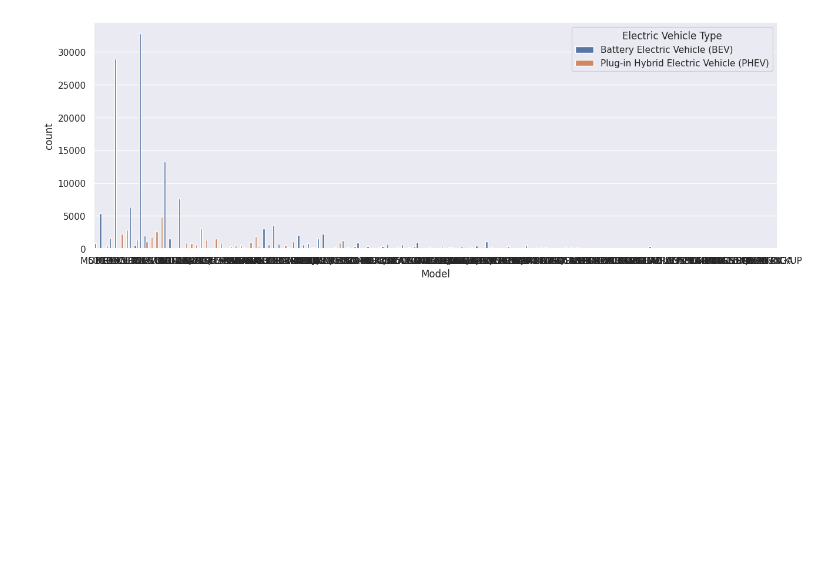
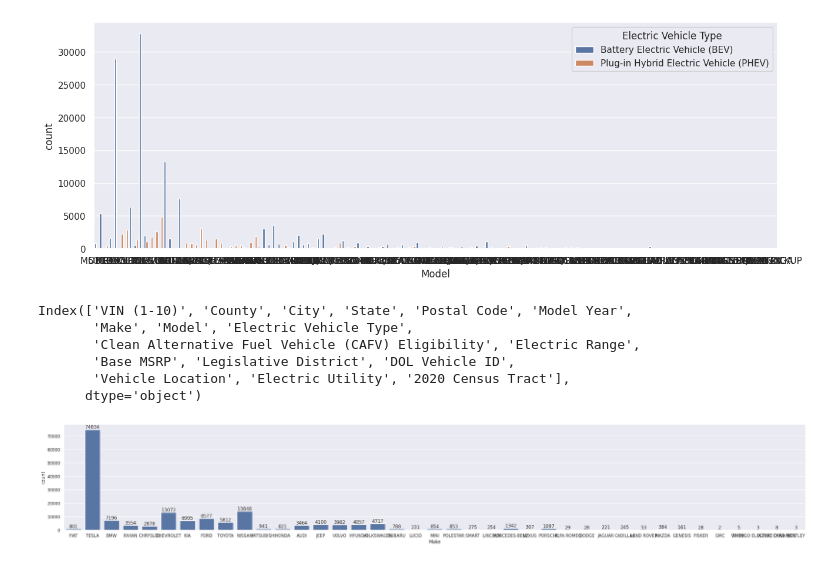
Before and after one commit to QuantamDev/Matplotlib, a Jupyter notebook: EV_Data_analysis.ipynb, the cells around one changed output. Drawn from its saved outputs; the diff is of its cells as text; code cells hidden in the pictures; blank space fills up the shorter version.

```diff
--- a/EV_Data_analysis.ipynb
+++ b/EV_Data_analysis.ipynb
@@ -6,7 +11,7 @@ import numpy as np
 import matplotlib.pyplot as plt
 import seaborn as sns
 # %%
-ev=pd.read_csv("/content/Electric_Vehicle_Population_Data.csv", encoding='unicode_escape')
+ev=pd.read_csv("/content/drive/MyDrive/Dataset/Electric_Vehicle_Population_Data.csv", encoding='unicode_escape')
 # %%
 ev.head()
 # %% [output]
@@ -225,3 +230,19 @@ sns.countplot(data=ev,x='Model',hue='Electric Vehicle Type')
 sns.set(rc={'figure.figsize':(15,5)})
 # %% [output]
 [figure]
+# %%
+ev.columns
+# %% [output]
+Index(['VIN (1-10)', 'County', 'City', 'State', 'Postal Code', 'Model Year',
+       'Make', 'Model', 'Electric Vehicle Type',
+       'Clean Alternative Fuel Vehicle (CAFV) Eligibility', 'Electric Range',
+       'Base MSRP', 'Legislative District', 'DOL Vehicle ID',
+       'Vehicle Location', 'Electric Utility', '2020 Census Tract'],
+      dtype='object')
+# %%
+sns.set(rc={'figure.figsize':(35,5)})
+ax = sns.countplot(data=ev,x='Make')
+for bar in ax.containers:
+  ax.bar_label(bar)
+# %% [output]
+[figure, added]
```
Also changed, not shown: parts of 8 cells of this notebook.
